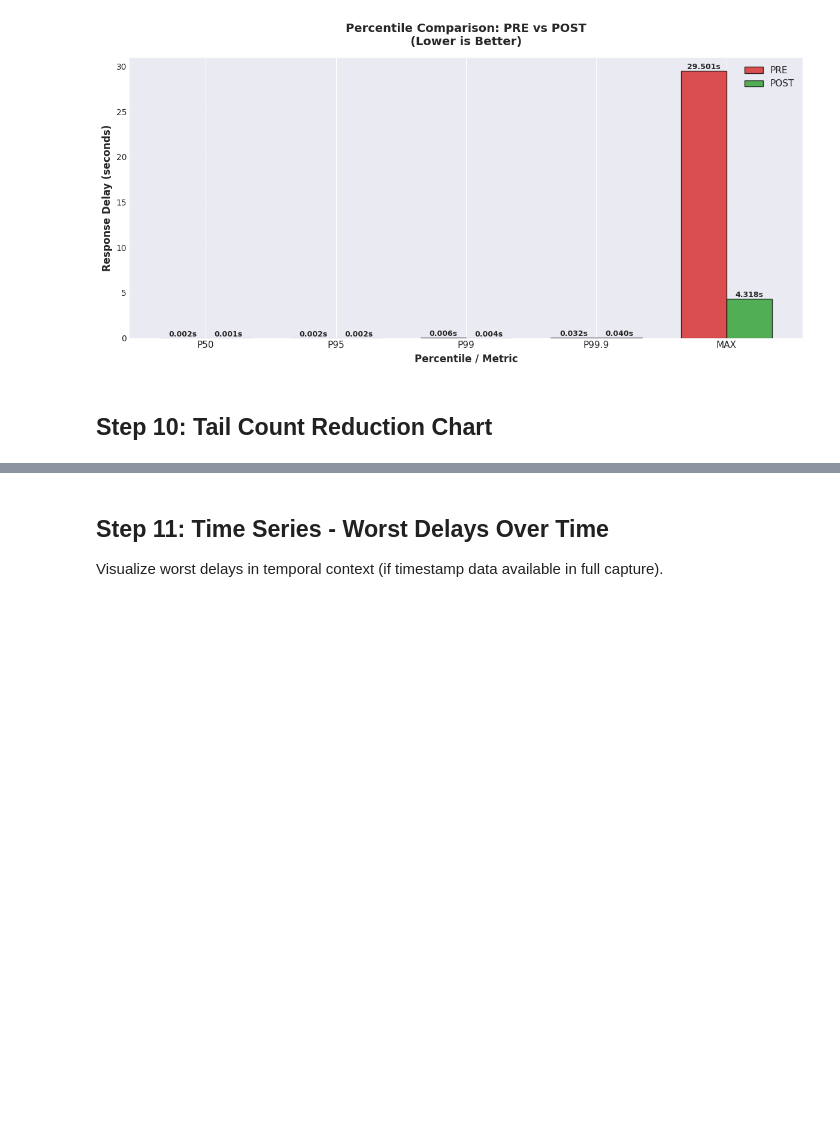
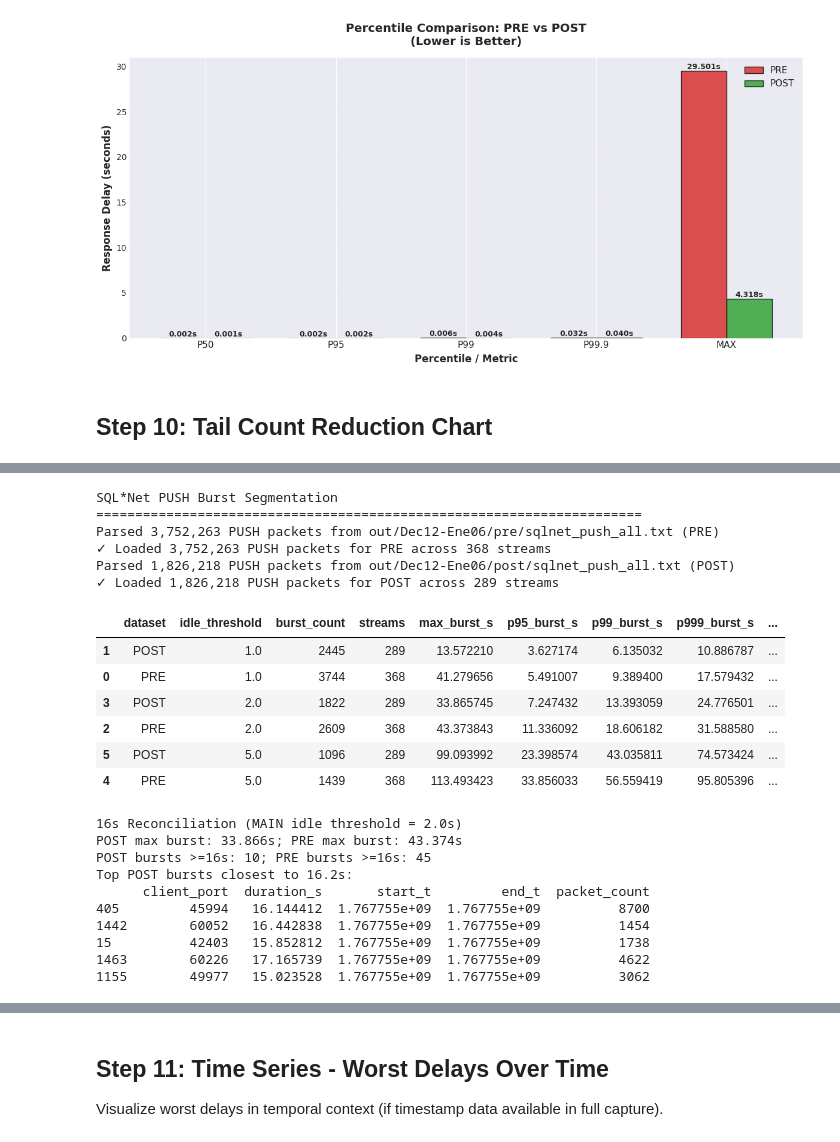
Before and after one commit to oracletechcl/aix-diag, a Jupyter notebook: Analysis/prod-06-01-2025/dec12-ene06.ipynb, the cells around one changed output, grey strips where cells are left out. Cells and saved outputs as stored; diff of their text form; code cells hidden in the pictures; blank space fills up the shorter version.

```diff
--- a/Analysis/prod-06-01-2025/dec12-ene06.ipynb
+++ b/Analysis/prod-06-01-2025/dec12-ene06.ipynb
@@ -823,0 +985,61 @@ Threshold       PRE Count   POST Count     Change %
+# %%
+print("SQL*Net PUSH Burst Segmentation")
+print("="*70)
+pre_push = load_push_events(PRE_DIR, "PRE")
+post_push = load_push_events(POST_DIR, "POST")
+
+burst_by_threshold: Dict[float, Dict[str, pd.DataFrame]] = {}
+summary_rows: List[Dict] = []
+for thr in IDLE_THRESHOLDS:
+    pre_bursts = compute_bursts(pre_push, thr, "PRE")
+    post_bursts = compute_bursts(post_push, thr, "POST")
+    burst_by_threshold[thr] = {"PRE": pre_bursts, "POST": post_bursts}
+    summary_rows.append(summarize_bursts(pre_bursts, "PRE", thr))
+    summary_rows.append(summarize_bursts(post_bursts, "POST", thr))
+
+burst_summary_df = pd.DataFrame(summary_rows)
+burst_summary_df_sorted = burst_summary_df.sort_values(["idle_threshold", "dataset"])
+display(burst_summary_df_sorted)
+
+pre_bursts_main = burst_by_threshold[MAIN_IDLE_THRESHOLD]["PRE"]
+post_bursts_main = burst_by_threshold[MAIN_IDLE_THRESHOLD]["POST"]
+post_has_16 = (post_bursts_main["duration_s"] >= 16.0).sum()
+pre_has_16 = (pre_bursts_main["duration_s"] >= 16.0).sum()
+post_max_burst = post_bursts_main["duration_s"].max()
+pre_max_burst = pre_bursts_main["duration_s"].max()
+target_duration = 16.2
+
+post_top_near16 = (post_bursts_main
+    .assign(distance_to_16=lambda df: (df["duration_s"] - target_duration).abs())
+    .nsmallest(5, "distance_to_16")
+    .drop(columns=["distance_to_16"]))
+
+print("\n16s Reconciliation (MAIN idle threshold = {:.1f}s)".format(MAIN_IDLE_THRESHOLD))
+print(f"POST max burst: {post_max_burst:.3f}s; PRE max burst: {pre_max_burst:.3f}s")
+print(f"POST bursts >=16s: {post_has_16}; PRE bursts >=16s: {pre_has_16}")
+print("Top POST bursts closest to 16.2s:")
+print(post_top_near16[["client_port", "duration_s", "start_t", "end_t", "packet_count"]])
+# %% [output]
+SQL*Net PUSH Burst Segmentation
+======================================================================
+Parsed 3,752,263 PUSH packets from out/Dec12-Ene06/pre/sqlnet_push_all.txt (PRE)
+✓ Loaded 3,752,263 PUSH packets for PRE across 368 streams
+Parsed 1,826,218 PUSH packets from out/Dec12-Ene06/post/sqlnet_push_all.txt (POST)
+✓ Loaded 1,826,218 PUSH packets for POST across 289 streams
+|  | dataset | idle_threshold | burst_count | streams | max_burst_s | p95_burst_s | p99_burst_s | p999_burst_s | ... |
+| 1 | POST | 1.0 | 2445 | 289 | 13.572210 | 3.627174 | 6.135032 | 10.886787 | ... |
+| 0 | PRE | 1.0 | 3744 | 368 | 41.279656 | 5.491007 | 9.389400 | 17.579432 | ... |
+| 3 | POST | 2.0 | 1822 | 289 | 33.865745 | 7.247432 | 13.393059 | 24.776501 | ... |
+| 2 | PRE | 2.0 | 2609 | 368 | 43.373843 | 11.336092 | 18.606182 | 31.588580 | ... |
+| 5 | POST | 5.0 | 1096 | 289 | 99.093992 | 23.398574 | 43.035811 | 74.573424 | ... |
+| 4 | PRE | 5.0 | 1439 | 368 | 113.493423 | 33.856033 | 56.559419 | 95.805396 | ... |
+16s Reconciliation (MAIN idle threshold = 2.0s)
+POST max burst: 33.866s; PRE max burst: 43.374s
+POST bursts >=16s: 10; PRE bursts >=16s: 45
+Top POST bursts closest to 16.2s:
+      client_port  duration_s       start_t         end_t  packet_count
+405         45994   16.144412  1.767755e+09  1.767755e+09          8700
+1442        60052   16.442838  1.767755e+09  1.767755e+09          1454
+15          42403   15.852812  1.767755e+09  1.767755e+09          1738
+1463        60226   17.165739  1.767755e+09  1.767755e+09          4622
+1155        49977   15.023528  1.767755e+09  1.767755e+09          3062
```
Also changed, not shown: parts of 24 cells of this notebook, 1 other file.
